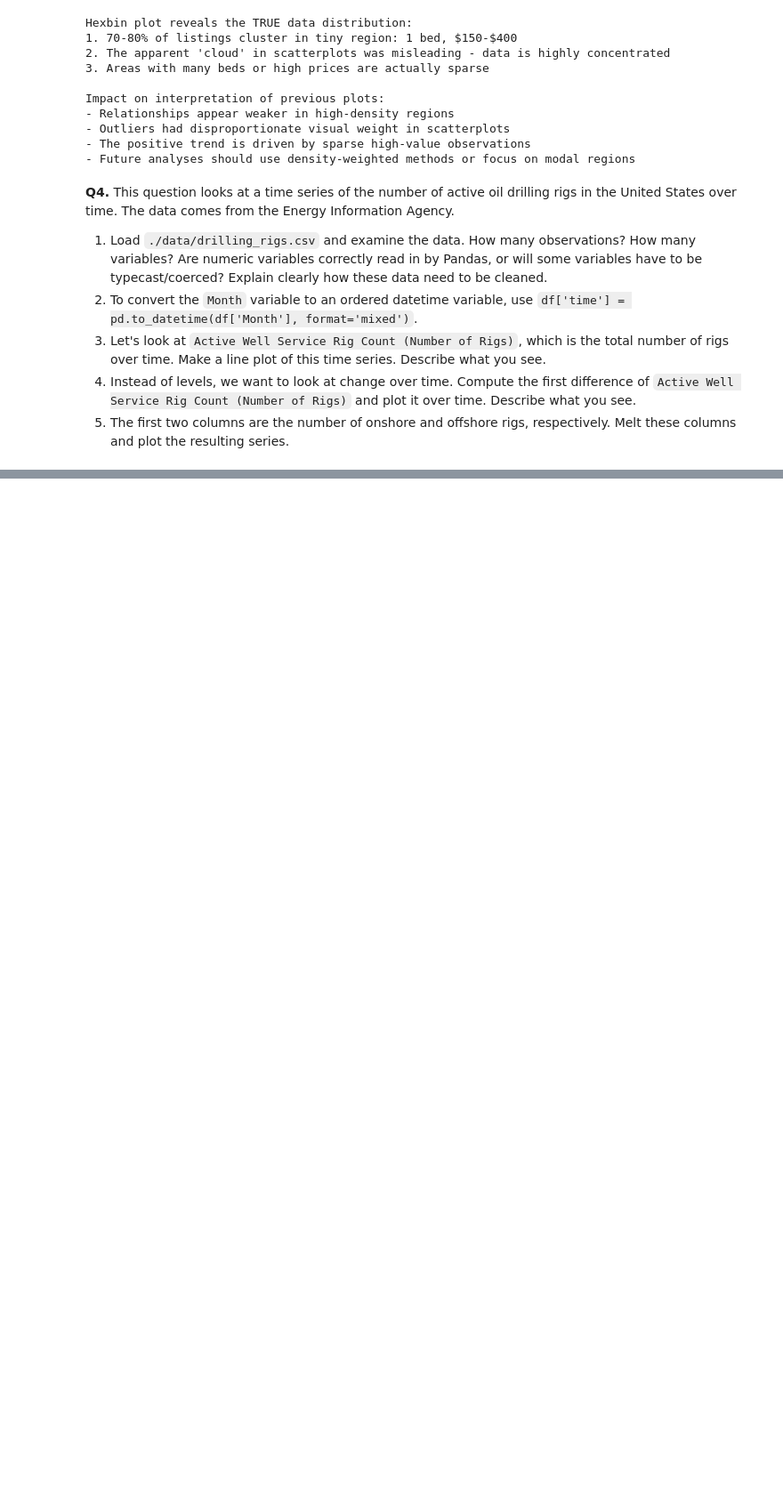
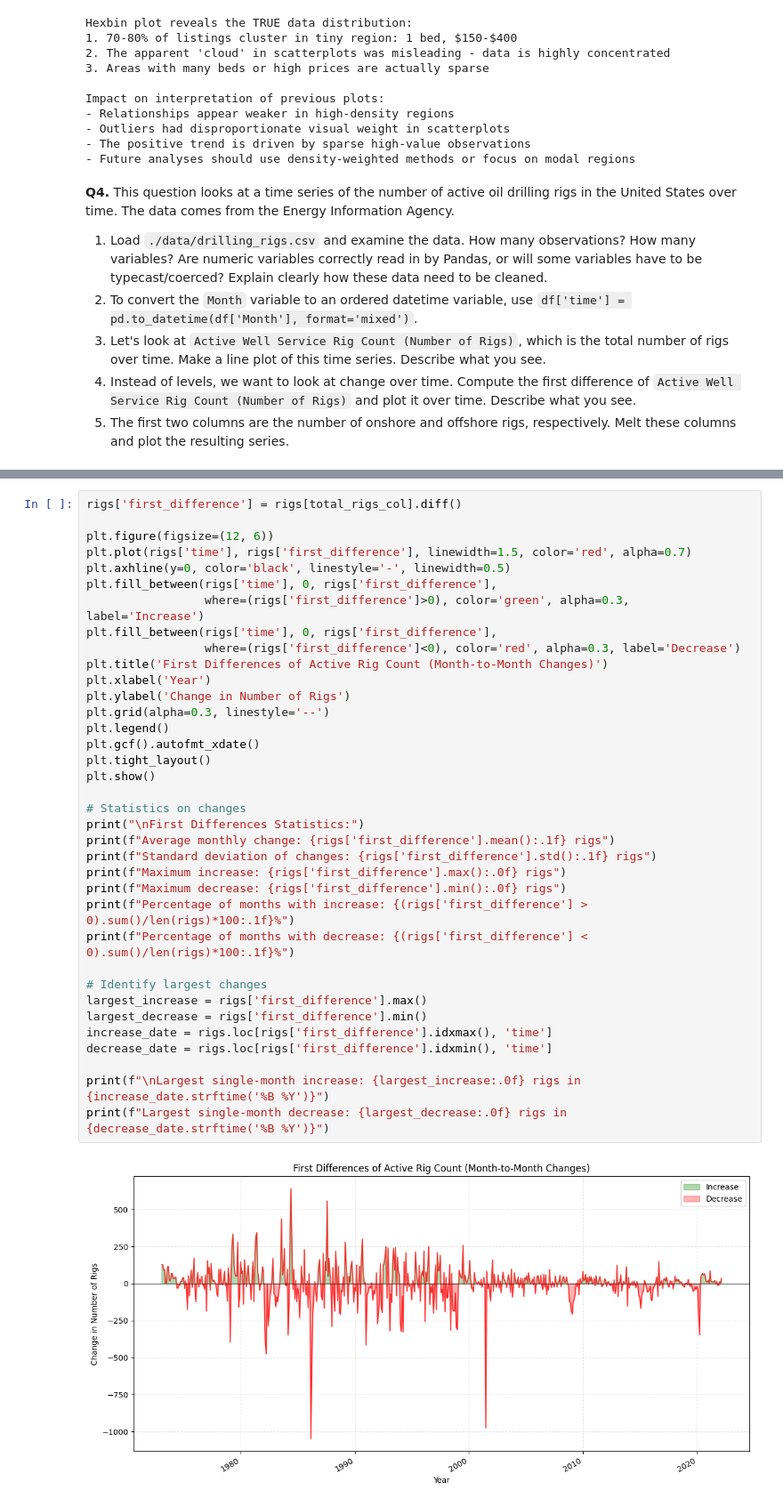
Before and after one commit to damiayandipo/EDA, a Jupyter notebook: assignment/assignment.ipynb, the cells around one changed output, grey strips where cells are left out. Shown at 89% size. Saved outputs shown, nothing was run; the diff lists cells and outputs as text; blank space fills up the shorter version.

```diff
--- a/assignment/assignment.ipynb
+++ b/assignment/assignment.ipynb
@@ -703,0 +832,38 @@ Impact on interpretation of previous plots:
+# %%
+rigs['first_difference'] = rigs[total_rigs_col].diff()
+
+plt.figure(figsize=(12, 6))
+plt.plot(rigs['time'], rigs['first_difference'], linewidth=1.5, color='red', alpha=0.7)
+plt.axhline(y=0, color='black', linestyle='-', linewidth=0.5)
+plt.fill_between(rigs['time'], 0, rigs['first_difference'],
+                 where=(rigs['first_difference']>0), color='green', alpha=0.3, label='Increase')
+plt.fill_between(rigs['time'], 0, rigs['first_difference'],
+                 where=(rigs['first_difference']<0), color='red', alpha=0.3, label='Decrease')
+plt.title('First Differences of Active Rig Count (Month-to-Month Changes)')
+plt.xlabel('Year')
+plt.ylabel('Change in Number of Rigs')
+plt.grid(alpha=0.3, linestyle='--')
+plt.legend()
+plt.gcf().autofmt_xdate()
+plt.tight_layout()
+plt.show()
+
+# Statistics on changes
+print("\nFirst Differences Statistics:")
+print(f"Average monthly change: {rigs['first_difference'].mean():.1f} rigs")
+print(f"Standard deviation of changes: {rigs['first_difference'].std():.1f} rigs")
+print(f"Maximum increase: {rigs['first_difference'].max():.0f} rigs")
+print(f"Maximum decrease: {rigs['first_difference'].min():.0f} rigs")
+print(f"Percentage of months with increase: {(rigs['first_difference'] > 0).sum()/len(rigs)*100:.1f}%")
+print(f"Percentage of months with decrease: {(rigs['first_difference'] < 0).sum()/len(rigs)*100:.1f}%")
+
+# Identify largest changes
+largest_increase = rigs['first_difference'].max()
+largest_decrease = rigs['first_difference'].min()
+increase_date = rigs.loc[rigs['first_difference'].idxmax(), 'time']
+decrease_date = rigs.loc[rigs['first_difference'].idxmin(), 'time']
+
+print(f"\nLargest single-month increase: {largest_increase:.0f} rigs in {increase_date.strftime('%B %Y')}")
+print(f"Largest single-month decrease: {largest_decrease:.0f} rigs in {decrease_date.strftime('%B %Y')}")
+# %% [output]
+[figure, added]
```
Also changed, not shown: parts of 4 cells of this notebook.
